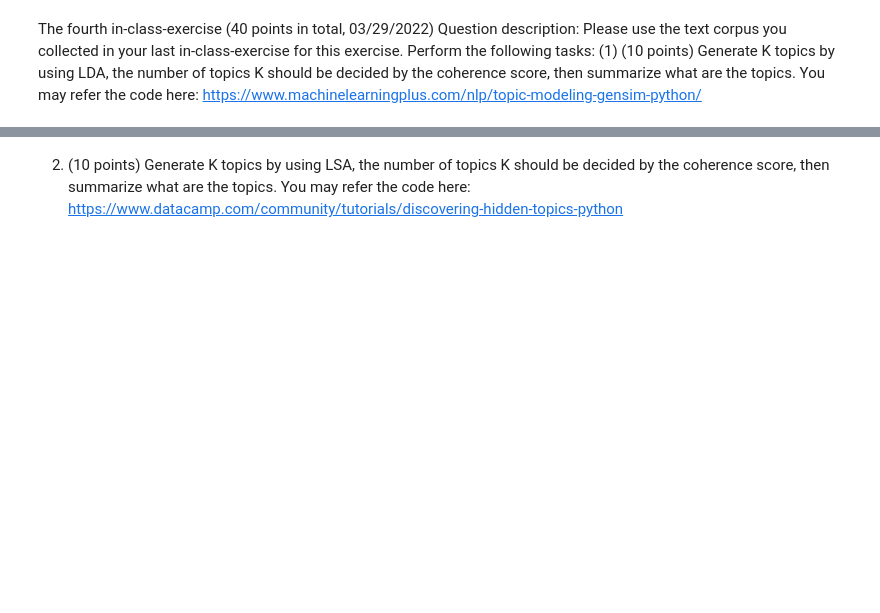
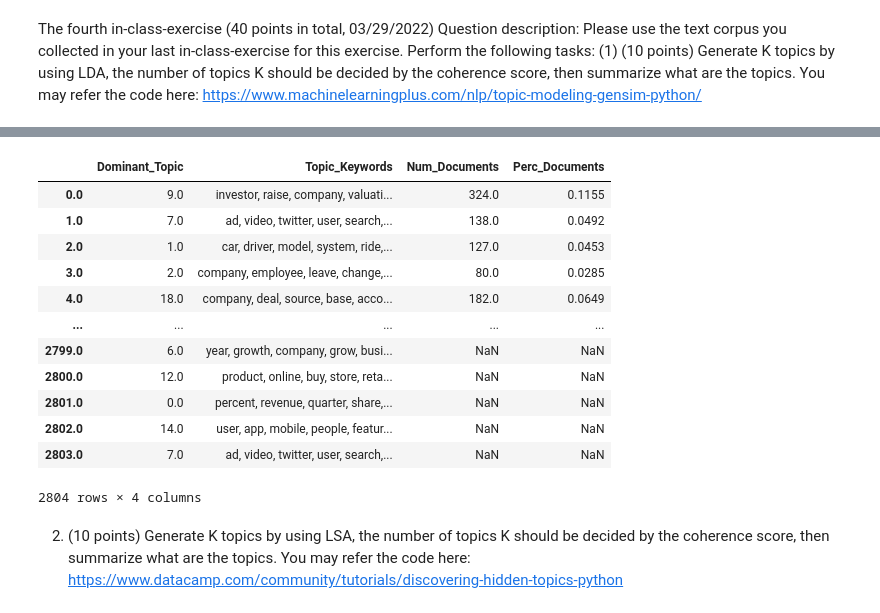
Before and after one commit to saivardhan31/saivardhanreddy_INFO5731_Spring2022, a Jupyter notebook: in class exercise 04.ipynb, the cells around one changed output, grey strips where cells are left out. Saved outputs shown, nothing was run; the diff lists cells and outputs as text; code cells hidden in the pictures; blank space fills up the shorter version.

```diff
--- a/in class exercise 04.ipynb
+++ b/in class exercise 04.ipynb
@@ -305,22 +502,36 @@ sent_topics_sorteddf_mallet.head()
 # %%
 # Topic distribution across documents
 # Number of Documents for Each Topic
-topiccounts = df_topic_sents_keywords['Dominant_Topic'].value_counts()
+topic_counts = df_topic_sents_keywords['Dominant_Topic'].value_counts()
 
 # Percentage of Documents for Each Topic
-topiccontribution = round(topic_counts/topic_counts.sum(), 4)
+topic_contribution = round(topic_counts/topic_counts.sum(), 4)
 
 # Topic Number and Keywords
-topicnum_keywords = df_topic_sents_keywords[['Dominant_Topic', 'Topic_Keywords']]
+topic_num_keywords = df_topic_sents_keywords[['Dominant_Topic', 'Topic_Keywords']]
 
 # Concatenate Column wise
 dfdominant_topics = pd.concat([topic_num_keywords, topic_counts, topic_contribution], axis=1)
 
 # Change Column names
 dfdominant_topics.columns = ['Dominant_Topic', 'Topic_Keywords', 'Num_Documents', 'Perc_Documents']
 
 # Show
 dfdominant_topics
+# %% [output]
+|  | Dominant_Topic | Topic_Keywords | Num_Documents | Perc_Documents |
+| 0.0 | 9.0 | investor, raise, company, valuati... | 324.0 | 0.1155 |
+| 1.0 | 7.0 | ad, video, twitter, user, search,... | 138.0 | 0.0492 |
+| 2.0 | 1.0 | car, driver, model, system, ride,... | 127.0 | 0.0453 |
+| 3.0 | 2.0 | company, employee, leave, change,... | 80.0 | 0.0285 |
+| 4.0 | 18.0 | company, deal, source, base, acco... | 182.0 | 0.0649 |
+| ... | ... | ... | ... | ... |
+| 2799.0 | 6.0 | year, growth, company, grow, busi... | NaN | NaN |
+| 2800.0 | 12.0 | product, online, buy, store, reta... | NaN | NaN |
+| 2801.0 | 0.0 | percent, revenue, quarter, share,... | NaN | NaN |
+| 2802.0 | 14.0 | user, app, mobile, people, featur... | NaN | NaN |
+| 2803.0 | 7.0 | ad, video, twitter, user, search,... | NaN | NaN |
+2804 rows × 4 columns
 # %% [markdown]
 2) (10 points) Generate K topics by using LSA, the number of topics K should be decided by the coherence score, then summarize what are the topics. You may refer the code here:
 https://www.datacamp.com/community/tutorials/discovering-hidden-topics-python
```
Also changed, not shown: parts of 33 cells of this notebook.
